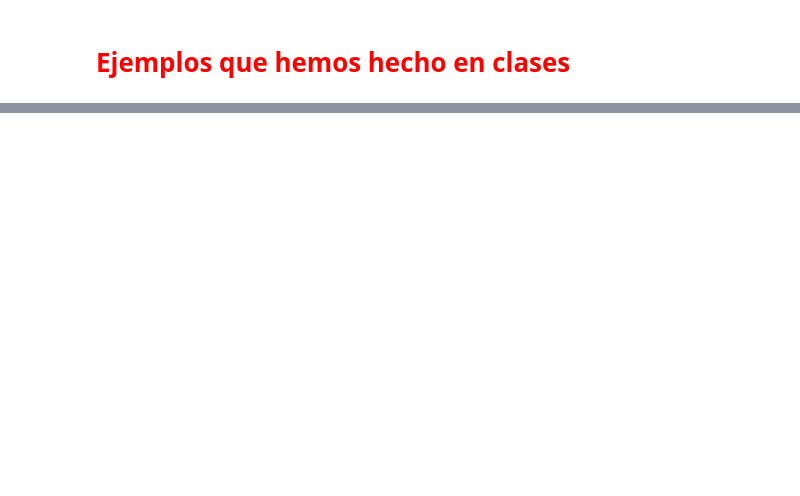
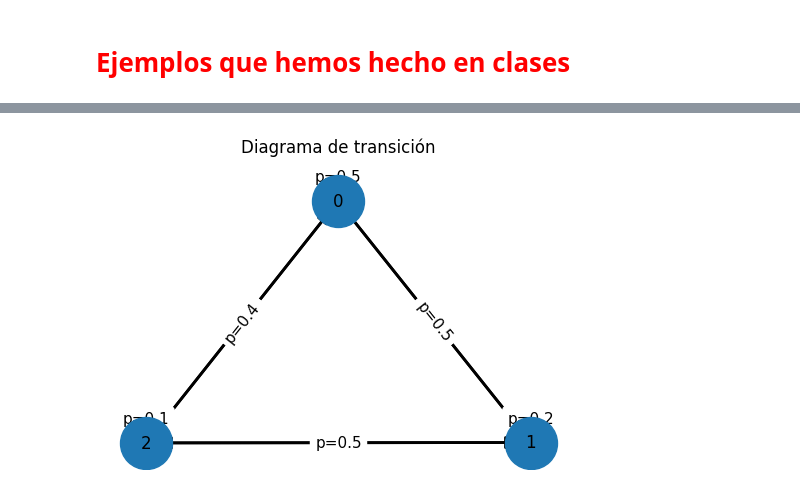
Before and after one commit to PerdomoVergaraFernando/Procesos-Estocasticos, a Jupyter notebook: Tutorial_de_Noteworkx.ipynb, the cells around one changed output, grey strips where cells are left out. Cells and saved outputs as stored; diff of their text form; code cells hidden in the pictures; blank space fills up the shorter version.

```diff
--- a/Tutorial_de_Noteworkx.ipynb
+++ b/Tutorial_de_Noteworkx.ipynb
@@ -221,0 +284,38 @@ nx.draw_networkx(f)
+# %%
+import matplotlib.pyplot as plt
+
+F = nx.DiGraph()
+
+# Estados
+F.add_nodes_from(["0", "1", "2"])
+
+# Transiciones con probabilidad
+F.add_edge("0", "0", prob=0.5)
+F.add_edge("0", "1", prob=0.3)
+F.add_edge("0", "2", prob=0.2)
+
+F.add_edge("1", "1", prob=0.2)
+F.add_edge("1", "0", prob=0.5)
+F.add_edge("1", "2", prob=0.3)
+
+F.add_edge("2", "1", prob=0.5)
+F.add_edge("2", "0", prob=0.4)
+F.add_edge("2", "2", prob=0.1)
+
+# Dibujar
+pos = nx.spring_layout(F, seed=8)
+
+plt.figure(figsize=(6, 4))
+nx.draw_networkx_nodes(F, pos, node_size=1400)
+nx.draw_networkx_labels(F, pos, font_size=12)
+nx.draw_networkx_edges(F, pos, arrowstyle='-|>', arrowsize=18, width=2)
+
+# Etiquetas en aristas
+edge_labels = {(u, v): f"p={d['prob']}" for u, v, d in F.edges(data=True)} # Changed G to F here
+nx.draw_networkx_edge_labels(F, pos, edge_labels=edge_labels, font_size=11)
+
+plt.axis("off")
+plt.title("Diagrama de transición")
+plt.show()
+# %% [output]
+[figure, added]
```
Also changed, not shown: parts of 9 cells of this notebook.
